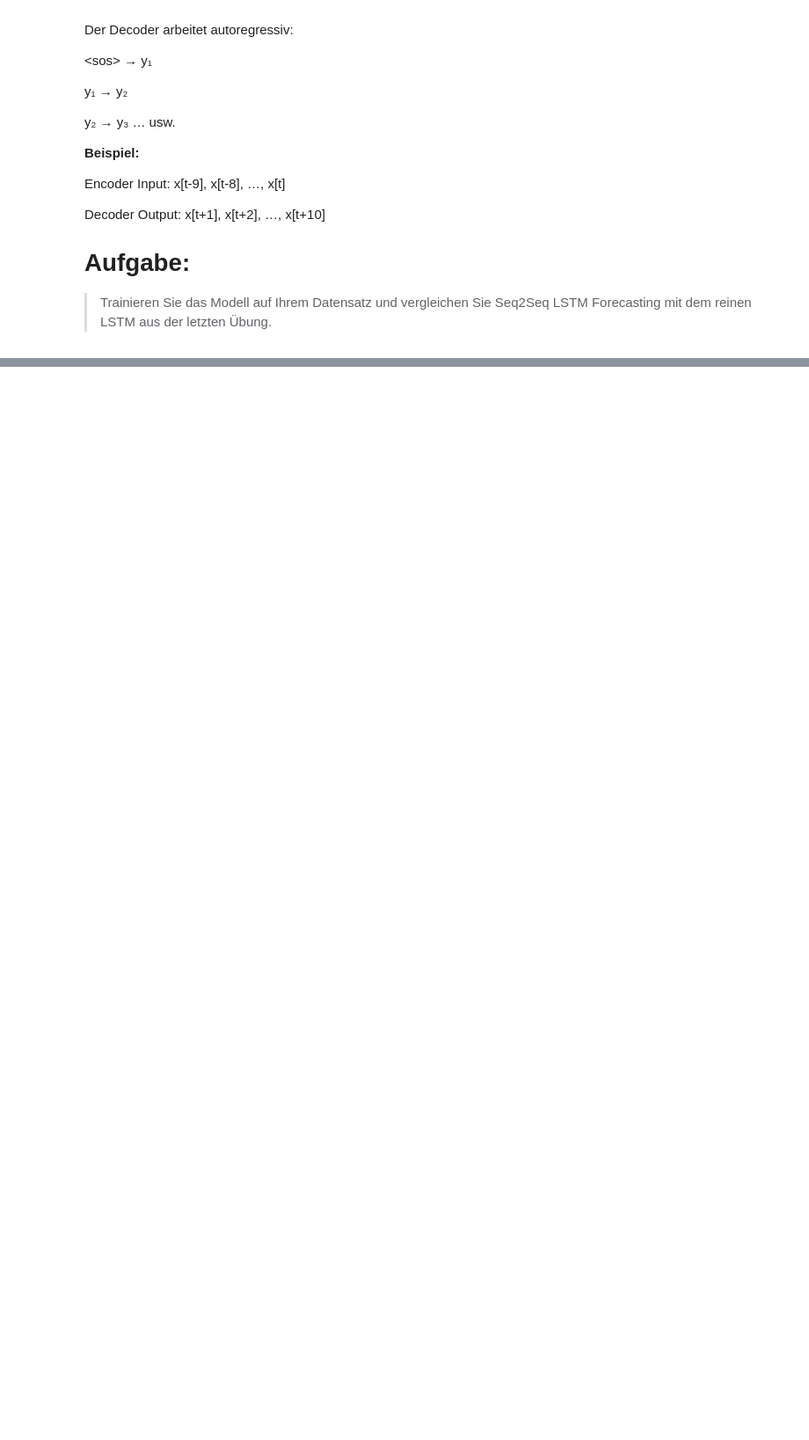
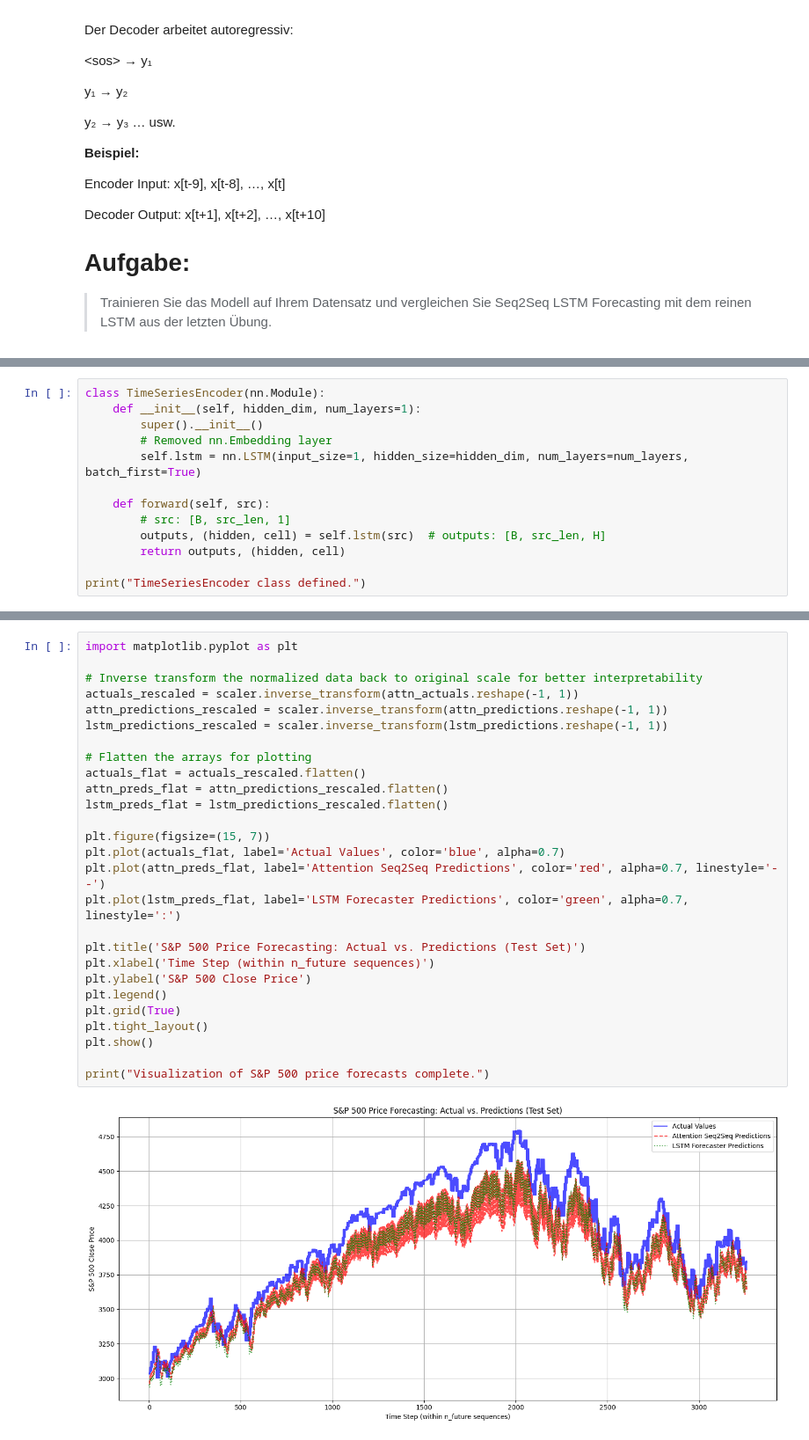
Before and after one commit to dennisddschulz/cas-artificial-intelligence, a Jupyter notebook: 06_transformer/04_Assignment_–_Encoder_Decoder_mit_Attention_(Seq2Seq)_&_Brücke_zu_Transformern_Aufgabe_4.ipynb, the cells around one changed output, grey strips where cells are left out. Shown: that part at 88% size. Saved outputs shown, nothing was run; the diff lists cells and outputs as text; blank space fills up the shorter version.

```diff
--- a/06_transformer/04_Assignment_–_Encoder_Decoder_mit_Attention_(Seq2Seq)_&_Brücke_zu_Transformern_Aufgabe_4.ipynb
+++ b/06_transformer/04_Assignment_–_Encoder_Decoder_mit_Attention_(Seq2Seq)_&_Brücke_zu_Transformern_Aufgabe_4.ipynb
@@ -871,0 +964,13 @@ x[t+1], x[t+2], …, x[t+10]
+# %%
+class TimeSeriesEncoder(nn.Module):
+    def __init__(self, hidden_dim, num_layers=1):
+        super().__init__()
+        # Removed nn.Embedding layer
+        self.lstm = nn.LSTM(input_size=1, hidden_size=hidden_dim, num_layers=num_layers, batch_first=True)
+
+    def forward(self, src):
+        # src: [B, src_len, 1]
+        outputs, (hidden, cell) = self.lstm(src)  # outputs: [B, src_len, H]
+        return outputs, (hidden, cell)
+
+print("TimeSeriesEncoder class defined.")
@@ -871,0 +1323,29 @@ x[t+1], x[t+2], …, x[t+10]
+# %%
+import matplotlib.pyplot as plt
+
+# Inverse transform the normalized data back to original scale for better interpretability
+actuals_rescaled = scaler.inverse_transform(attn_actuals.reshape(-1, 1))
+attn_predictions_rescaled = scaler.inverse_transform(attn_predictions.reshape(-1, 1))
+lstm_predictions_rescaled = scaler.inverse_transform(lstm_predictions.reshape(-1, 1))
+
+# Flatten the arrays for plotting
+actuals_flat = actuals_rescaled.flatten()
+attn_preds_flat = attn_predictions_rescaled.flatten()
+lstm_preds_flat = lstm_predictions_rescaled.flatten()
+
+plt.figure(figsize=(15, 7))
+plt.plot(actuals_flat, label='Actual Values', color='blue', alpha=0.7)
+plt.plot(attn_preds_flat, label='Attention Seq2Seq Predictions', color='red', alpha=0.7, linestyle='--')
+plt.plot(lstm_preds_flat, label='LSTM Forecaster Predictions', color='green', alpha=0.7, linestyle=':')
+
+plt.title('S&P 500 Price Forecasting: Actual vs. Predictions (Test Set)')
+plt.xlabel('Time Step (within n_future sequences)')
+plt.ylabel('S&P 500 Close Price')
+plt.legend()
+plt.grid(True)
+plt.tight_layout()
+plt.show()
+
+print("Visualization of S&P 500 price forecasts complete.")
+# %% [output]
+[figure, added]
```
Also changed, not shown: parts of 42 cells of this notebook.
